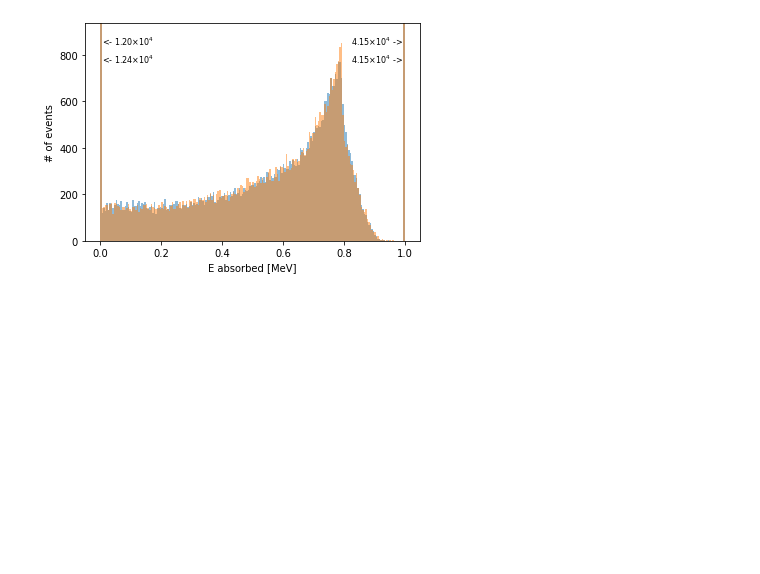
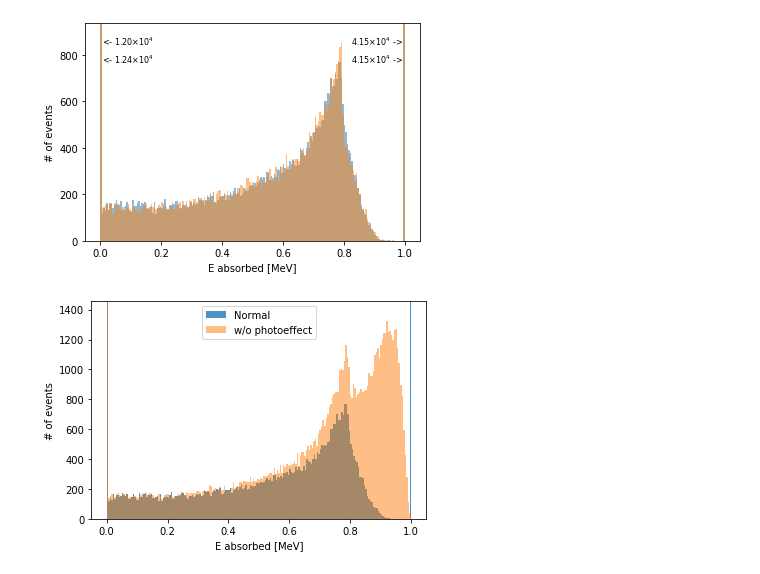
Before and after one commit to Balazzs/HPGECalorimeter, a Jupyter notebook: build/Untitled.ipynb, the cells around one changed output. Cells and saved outputs as stored; diff of their text form; code cells hidden in the pictures; blank space fills up the shorter version.

Commit message:
added physics difference plots
also fixed directory selection code not working in tuple reading

```diff
--- a/build/Untitled.ipynb
+++ b/build/Untitled.ipynb
@@ -20,6 +20,8 @@ def format_exp (number, decimals=2):
     return "%%.%if" % decimals % mantissa + "$\\times 10^{%s}$" % exponent
 # %%
 def read_file(folder_name = "./", file_name="B4_nt_B4_t%i.csv", num_threads=4):
+    file_name = folder_name + file_name
+
     column_names = ["Energy", "Track_length"]
 
     data = pd.read_csv (file_name % 0, comment="#", header=None, names=column_names)
@@ -28,8 +30,8 @@ def read_file(folder_name = "./", file_name="B4_nt_B4_t%i.csv", num_threads=4):
 
     return data
 # %%
-def SimpleHistogram(X, name=None, plot_peaks=False, alpha=None):
-    vals, bins, _ = plt.hist(X, 200, alpha=alpha);
+def SimpleHistogram(X, name=None, plot_peaks=False, alpha=None, label=None, do_texts=True):
+    vals, bins, _ = plt.hist(X, 200, alpha=alpha, label=label);
 
     #ignore 0 and photopeak
     ylim  = vals[1:-1].max() * 1.1
@@ -39,10 +41,11 @@ def SimpleHistogram(X, name=None, plot_peaks=False, alpha=None):
     plt.xlabel("E absorbed [MeV]")
     plt.ylabel("# of events")
 
-    if bins[0] == 0:
-        plt.text(0     + 0.005, ylim * 0.9, "<- %s" % format_exp(vals[0]),  horizontalalignment='left',  fontsize=8)
+    if do_texts:
+        if bins[0] == 0:
+            plt.text(0     + 0.005, ylim * 0.9, "<- %s" % format_exp(vals[0]),  horizontalalignment='left',  fontsize=8)
 
-    plt.text(x_max - 0.005, ylim * 0.9, "%s ->" % format_exp(vals[-1]), horizontalalignment='right', fontsize=8)
+        plt.text(x_max - 0.005, ylim * 0.9, "%s ->" % format_exp(vals[-1]), horizontalalignment='right', fontsize=8)
 
     if plot_peaks:
         plot_peaks(bins[:-1], vals, ylim)
@@ -145,6 +125,18 @@ Text(0, 0.5, 'Average track length')
 # %%
-data_QBBC = read_file(".", "B4_nt_B4_QBBC__t%i.csv")
-SimpleHistogram(data["Energy"]     , alpha=0.5)
-SimpleHistogram(data_QBBC["Energy"], alpha=0.5)
+data_penelope = read_file("1MeV_cylinder_penelope/")
+data_QBBC     = read_file("1MeV_cylinder_QBBC/")
+SimpleHistogram(data_penelope["Energy"], alpha=0.5)
+SimpleHistogram(data_QBBC["Energy"]    , alpha=0.5)
+
+plt.savefig("physics_1MeV.svg")
 # %% [output]
 [figure]
+# %%
+data_no_photo = read_file("1MeV_nophotoeffect_penelope/")
+SimpleHistogram(data_penelope["Energy"], do_texts=False, alpha=0.8, label="Normal")
+SimpleHistogram(data_no_photo["Energy"], do_texts=False, alpha=0.5, label="w/o photoeffect")
+plt.legend();
+
+plt.savefig("photoeffect.svg")
+# %% [output]
+[figure, added]
```
Also changed, not shown: parts of 6 cells of this notebook.
